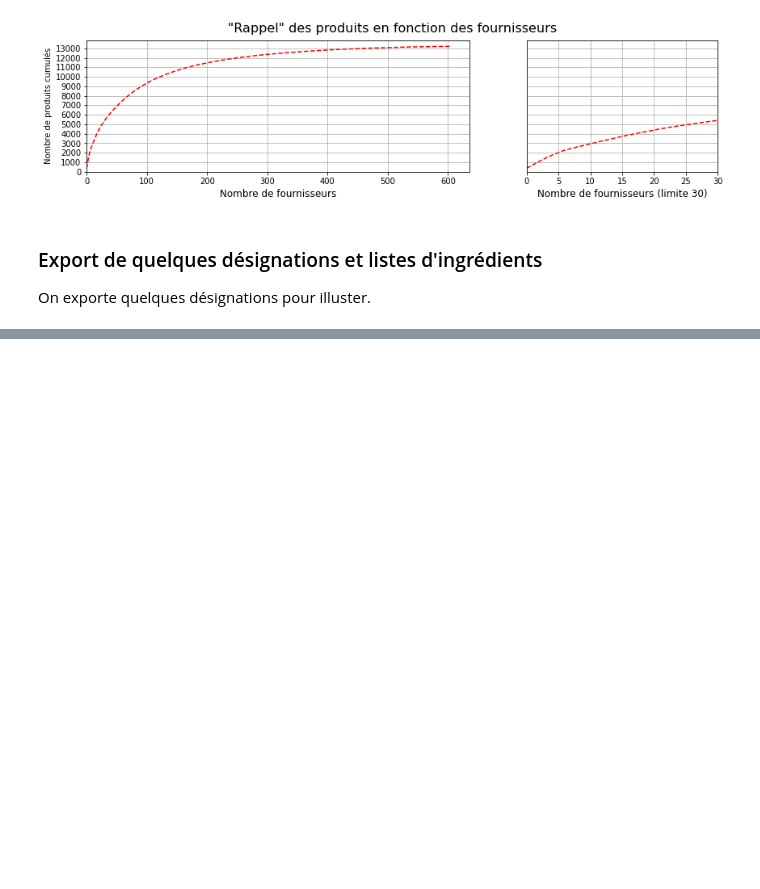
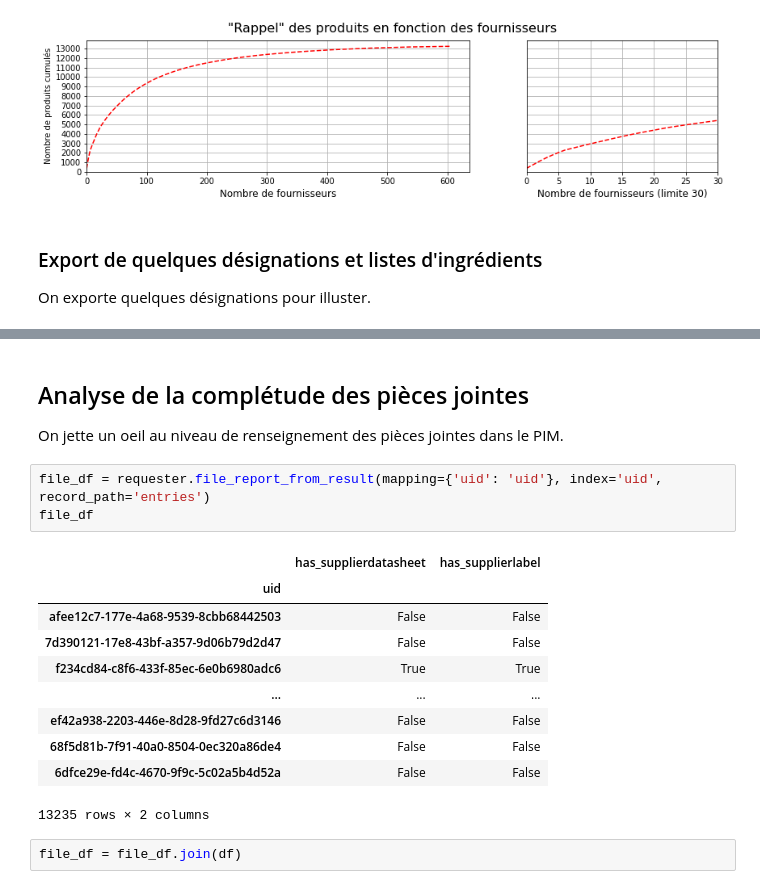
Before and after one commit to UltraDiuve/PIM-Recognizer, a Jupyter notebook: report/notebooks/Analyse donnees du PIM.ipynb, the cells around one changed output, grey strips where cells are left out. Cells and saved outputs as stored; diff of their text form; blank space fills up the shorter version.

```diff
--- a/report/notebooks/Analyse donnees du PIM.ipynb
+++ b/report/notebooks/Analyse donnees du PIM.ipynb
@@ -746,0 +749,20 @@ ea946b9f-571b-4be9-ae08-275355db3f91
+# %% [markdown]
+## Analyse de la complétude des pièces jointes
+
+On jette un oeil au niveau de renseignement des pièces jointes dans le PIM.
+# %%
+file_df = requester.file_report_from_result(mapping={'uid': 'uid'}, index='uid', record_path='entries')
+file_df
+# %% [output]
+|  | has_supplierdatasheet | has_supplierlabel |
+| uid |  |  |
+| afee12c7-177e-4a68-9539-8cbb68442503 | False | False |
+| 7d390121-17e8-43bf-a357-9d06b79d2d47 | False | False |
+| f234cd84-c8f6-433f-85ec-6e0b6980adc6 | True | True |
+| ... | ... | ... |
+| ef42a938-2203-446e-8d28-9fd27c6d3146 | False | False |
+| 68f5d81b-7f91-40a0-8504-0ec320a86de4 | False | False |
+| 6dfce29e-fd4c-4670-9f9c-5c02a5b4d52a | False | False |
+13235 rows × 2 columns
+# %%
+file_df = file_df.join(df)
```
Also changed, not shown: parts of 19 cells of this notebook, 19 other files.
